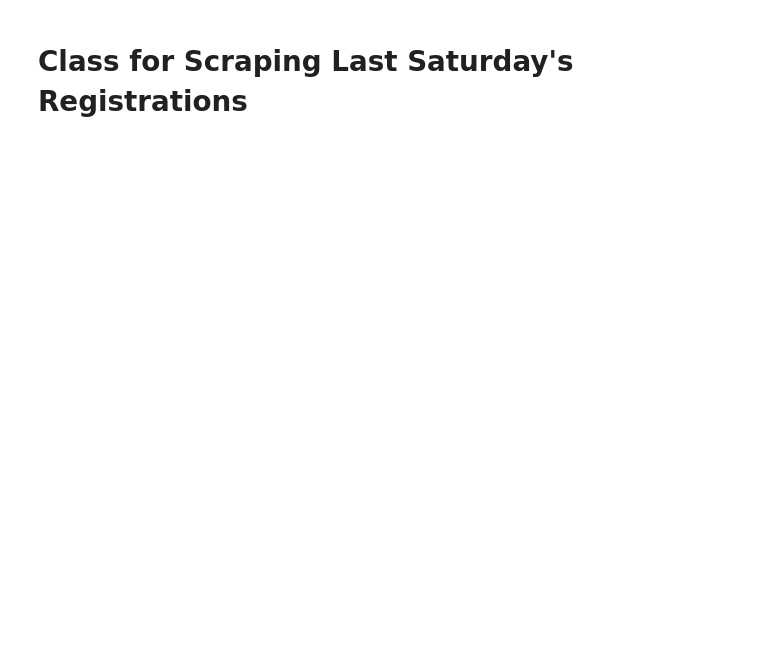
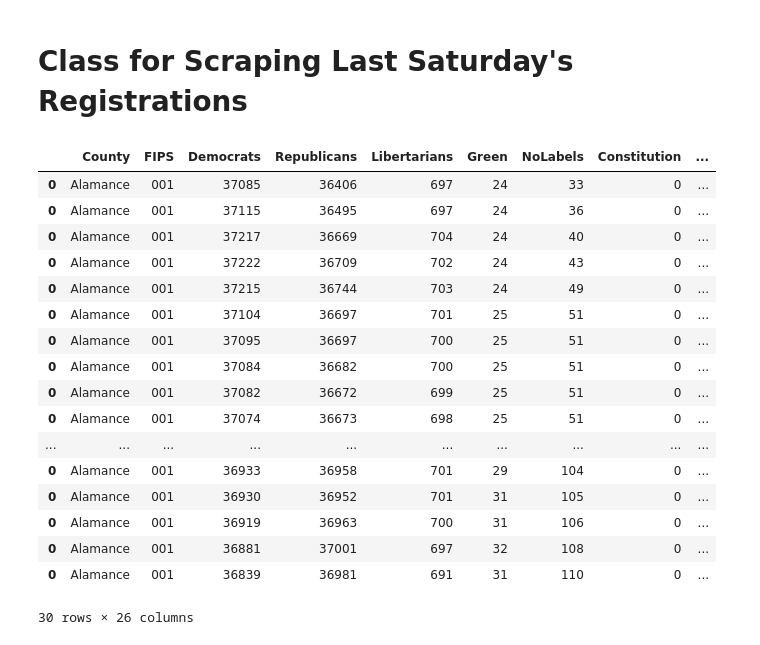
Before and after one commit to shrutiagarwal161/ncvotes, a Jupyter notebook: RegistrationsOverTIme.ipynb, the cells around one changed output. Drawn from its saved outputs; the diff is of its cells as text; code cells hidden in the pictures; blank space fills up the shorter version.

Commit message:
weekly change

```diff
--- a/RegistrationsOverTIme.ipynb
+++ b/RegistrationsOverTIme.ipynb
@@ -20,7 +20,7 @@ class WebDataScraper:
         START_DAY = 1
         start_date = datetime(year, START_MONTH, START_DAY) # starting on Jan 1
         start_day_of_the_week = start_date.weekday()
-        days_until_saturday = SAT - start_day_of_the_week + 7
+        days_until_saturday = SAT - start_day_of_the_week
         if days_until_saturday < 0:
             days_until_saturday += 7
         upcoming_sat = start_date + timedelta(days = days_until_saturday)
@@ -106,12 +106,18 @@ for df, sat_date in zip(sat_dfs, scraper.saturdays_in_2024):
     # Drop the 'CountyName' column
     merged_df = merged_df.drop(columns=['CountyName'])
 
+    # Capitalize the first letter of each county name
+    merged_df['County'] = merged_df['County'].str.capitalize()
+
     # Reorder columns to put 'County' and 'FIPS_Code' at the front
     columns_order = ['County', 'FIPS'] + [col for col in merged_df.columns if col not in ['County', 'FIPS']]
     merged_df = merged_df[columns_order]
 
     voter_registration_by_fips_dfs.append(merged_df)
-    df.to_csv('voter_registration_by_fips_dfs.csv', index=False)
+
+# Concatenate all dataframes into one
+combined_df = pd.concat(voter_registration_by_fips_dfs, ignore_index=True)
+combined_df.to_csv('combined_data.csv', index=False)
 # %%
 import pandas as pd
 from datetime import datetime
@@ -149,0 +138,38 @@ plot_weekly_changes(df_with_changes)
+# %%
+def plot_weekly_changes(df):
+    fig = px.line(df,
+                  x='Week Ending',
+                  y='Weekly Change',
+                  color='County',
+                  title='Weekly Changes in Voter Registrations',
+                  labels={'Weekly Change': 'Change in Registrations'},
+                  line_shape='linear')
+
+    fig.update_layout(xaxis_title='Date', yaxis_title='Change in Registrations')
+    fig.update_traces(mode='lines+markers')
+
+    fig.show()
+
+df_with_changes = calculate_weekly_changes(voter_registration_by_fips_dfs)
+df_with_changes[df_with_changes['County'] == 'Alamance']
+df_with_changes.head(30)
+# plot_weekly_changes(df_with_changes)
+# %% [output]
+|  | County | FIPS | Democrats | Republicans | Libertarians | Green | NoLabels | Constitution | ... |
+| 0 | Alamance | 001 | 37085 | 36406 | 697 | 24 | 33 | 0 | ... |
+| 0 | Alamance | 001 | 37115 | 36495 | 697 | 24 | 36 | 0 | ... |
+| 0 | Alamance | 001 | 37217 | 36669 | 704 | 24 | 40 | 0 | ... |
+| 0 | Alamance | 001 | 37222 | 36709 | 702 | 24 | 43 | 0 | ... |
+| 0 | Alamance | 001 | 37215 | 36744 | 703 | 24 | 49 | 0 | ... |
+| 0 | Alamance | 001 | 37104 | 36697 | 701 | 25 | 51 | 0 | ... |
+| 0 | Alamance | 001 | 37095 | 36697 | 700 | 25 | 51 | 0 | ... |
+| 0 | Alamance | 001 | 37084 | 36682 | 700 | 25 | 51 | 0 | ... |
+| 0 | Alamance | 001 | 37082 | 36672 | 699 | 25 | 51 | 0 | ... |
+| 0 | Alamance | 001 | 37074 | 36673 | 698 | 25 | 51 | 0 | ... |
+| ... | ... | ... | ... | ... | ... | ... | ... | ... | ... |
+| 0 | Alamance | 001 | 36933 | 36958 | 701 | 29 | 104 | 0 | ... |
+| 0 | Alamance | 001 | 36930 | 36952 | 701 | 31 | 105 | 0 | ... |
+| 0 | Alamance | 001 | 36919 | 36963 | 700 | 31 | 106 | 0 | ... |
+| 0 | Alamance | 001 | 36881 | 37001 | 697 | 32 | 108 | 0 | ... |
+| 0 | Alamance | 001 | 36839 | 36981 | 691 | 31 | 110 | 0 | ... |
+30 rows × 26 columns
```
Also changed, not shown: parts of 3 cells of this notebook, 3 other files.
